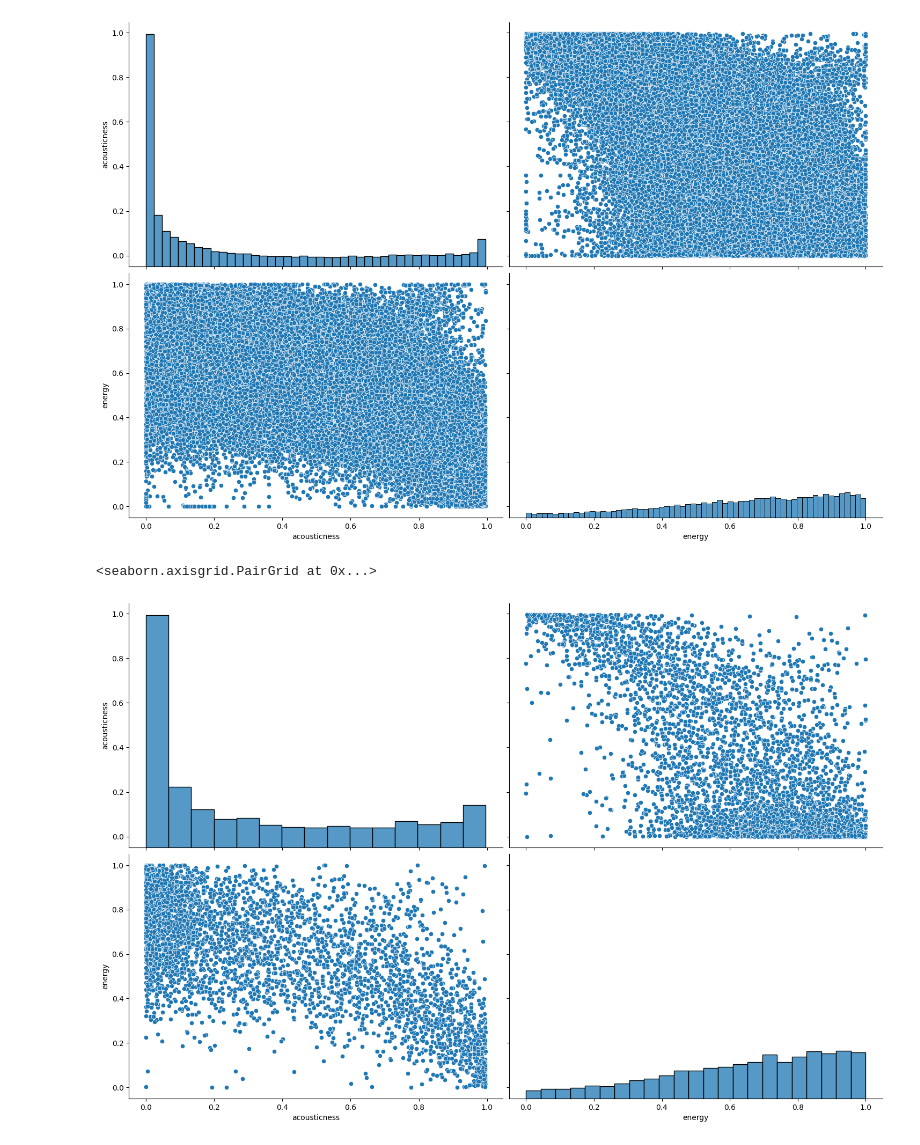
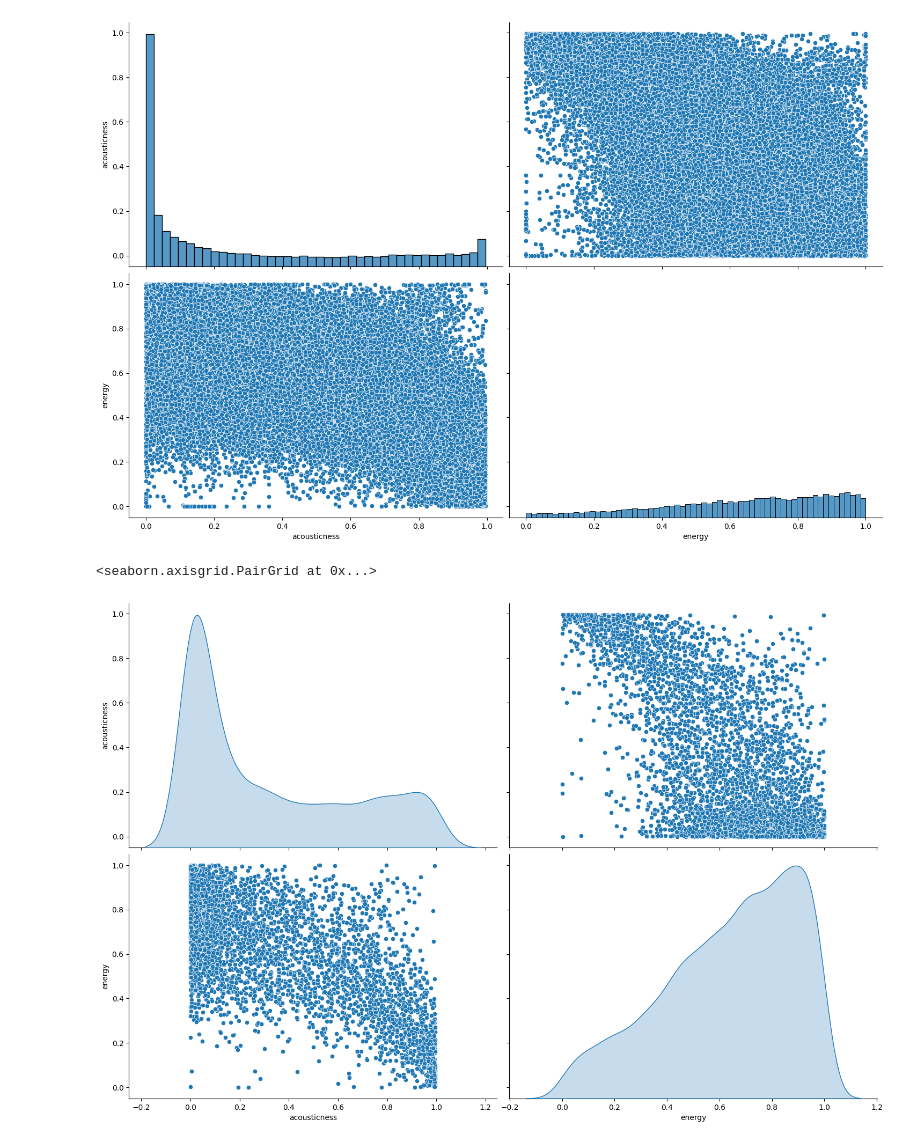
Before and after one commit to Bourne215/spotify_eda_BenjaminTrieu, a Jupyter notebook: notebook/EDA_Exercise.ipynb, the cells around one changed output. Cells and saved outputs as stored; diff of their text form; code cells hidden in the pictures.

```diff
--- a/notebook/EDA_Exercise.ipynb
+++ b/notebook/EDA_Exercise.ipynb
@@ -217,7 +217,7 @@ sns.pairplot(spotifyEDA_df[['acousticness', 'energy']], height=5, aspect=1.5)
 [figure]
 # %%
 df_sample = spotifyEDA_df[['acousticness', 'energy']].sample(n=5000, random_state=1)
-sns.pairplot(df_sample, height=5, aspect=1.5)
+sns.pairplot(df_sample, height=5, aspect=1.5, diag_kind='kde')
 # %% [output]
 <seaborn.axisgrid.PairGrid at 0x...>
-[figure, old version]
+[figure, new version]
```
Also changed, not shown: parts of 1 cell of this notebook.
